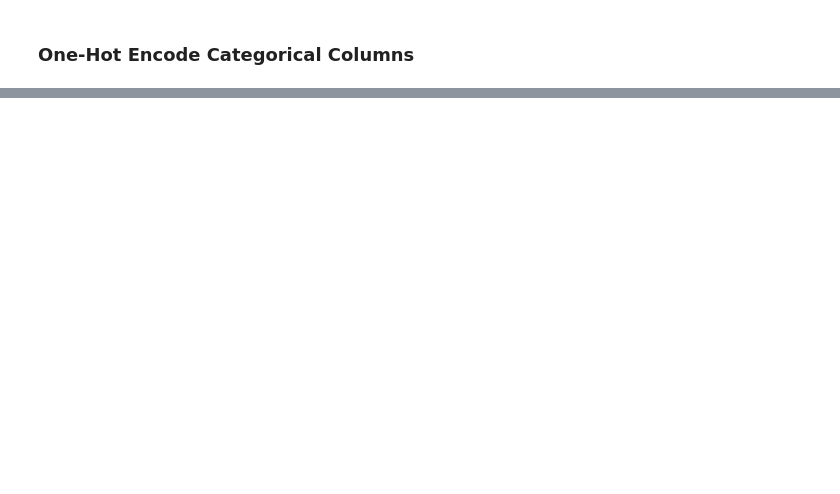
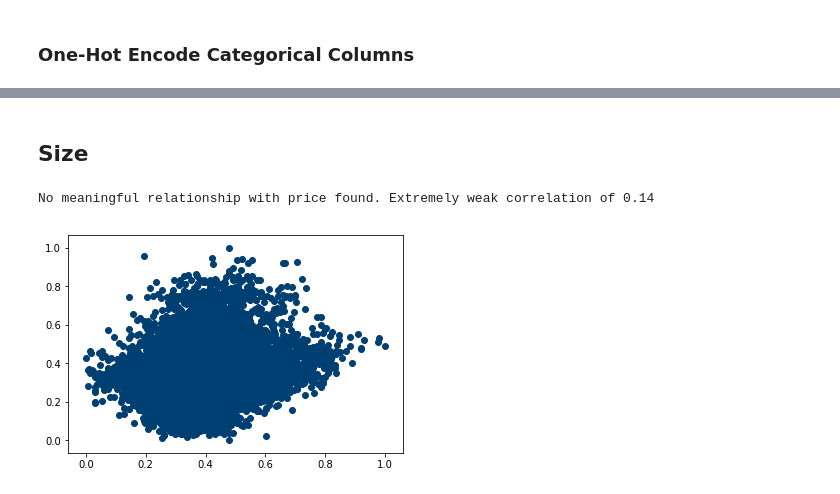
Before and after one commit to jsavory-94/dsc-1-final-project-online-ds-pt-021119, a Jupyter notebook: student.ipynb, the cells around one changed output, grey strips where cells are left out. Saved outputs shown, nothing was run; the diff lists cells and outputs as text; code cells hidden in the pictures; blank space fills up the shorter version.

```diff
--- a/student.ipynb
+++ b/student.ipynb
@@ -264,7 +243,7 @@ for i in range(0,4):
         df_encoded[yr_built_bins[i]] = df_encoded.yr_built.apply(under_100_percentile_check)
 
 
-df_encoded
+df_encoded = df_encoded.drop(['yr_built'],axis=1)
 
 #---Encode Year Renovated---
 renovated_list = sorted((list(df_encoded['yr_renovated'].unique())))#.describe()) #Get percentiles for bins
@@ -278,7 +257,6 @@ renovated_list_q1 = str(renovated_list[renovated_list_q1_index])
 renovated_list_q2 = str(renovated_list[renovated_list_q2_index])
 renovated_list_q3 = str(renovated_list[renovated_list_q3_index])
 renovated_list_max = str(renovated_list[-1])
-
 
 #print(renovated_list_nonzero_min, renovated_list_q1, renovated_list_q2, renovated_list_q3, renovated_list_max)
 
@@ -326,7 +304,8 @@ for j in range(0,5):
     elif j == 4:
         df_encoded[yr_renovated_bins[j]] = df_encoded.yr_renovated.apply(under_100_percentile_check_1)
 
-df_encoded
+df_encoded = df_encoded.drop(['yr_renovated'],axis=1)
+df_final = df_encoded
 # %% [output]
 count    21597.000000
 mean      1970.999676
@@ -357,0 +370,15 @@ Name: yr_built, dtype: float64
+# %% [markdown]
+## Size
+# %%
+#---How does Lot Square Footage Correlate with Price?---
+price = df_final.price
+sqft_lot = df_final.sqft_lot
+
+plt.scatter(price, sqft_lot, color='#003F72')#label="price vs. lot sqft")
+correlation = get_correlation(price, sqft_lot)
+
+print(f'No meaningful relationship with price found. Extremely weak correlation of {correlation}')
+#plt.show()
+# %% [output]
+No meaningful relationship with price found. Extremely weak correlation of 0.14
+[figure, added]
```
Also changed, not shown: parts of 33 cells of this notebook, 1 other file.
